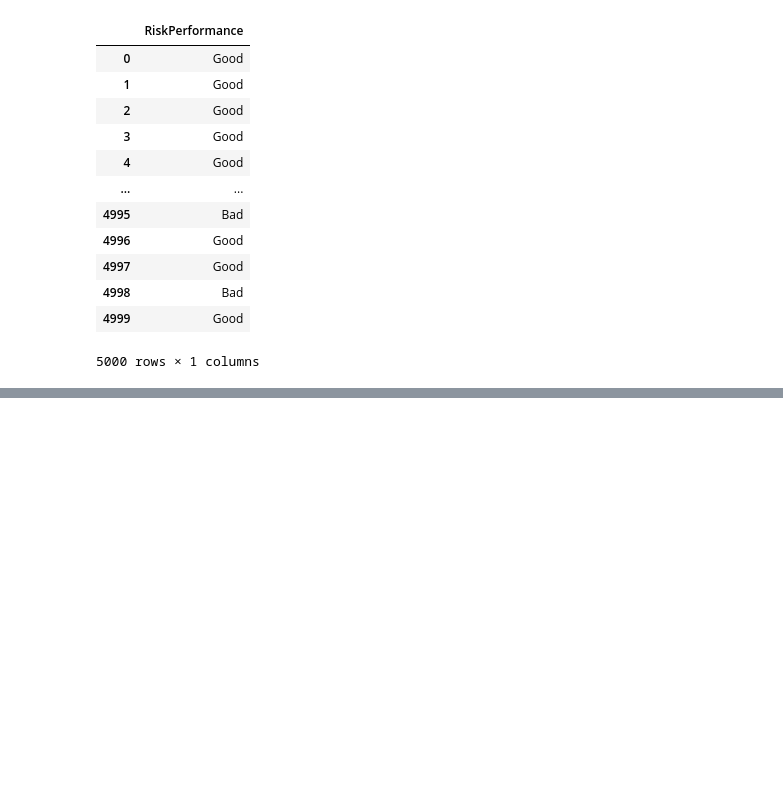
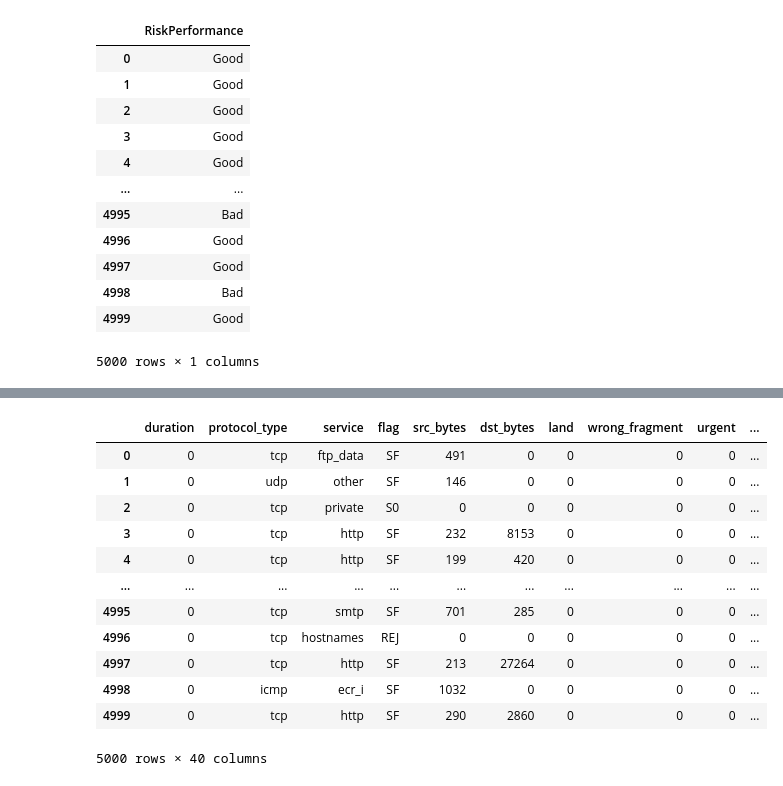
Before and after one commit to arc-arnob/Silofuse-reproduced, a Jupyter notebook: notebooks/1.0-vae-tvae-initial.ipynb, the cells around one changed output, grey strips where cells are left out. Saved outputs shown, nothing was run; the diff lists cells and outputs as text; code cells hidden in the pictures; blank space fills up the shorter version.

```diff
--- a/notebooks/1.0-vae-tvae-initial.ipynb
+++ b/notebooks/1.0-vae-tvae-initial.ipynb
@@ -1211,0 +1231,17 @@ heloc_gen.to_csv('../data/external/heloc_gen_w_label.csv')
+# %%
+intrusion = intrusion.iloc[:5000, :-1]
+intrusion
+# %% [output]
+|  | duration | protocol_type | service | flag | src_bytes | dst_bytes | land | wrong_fragment | urgent | ... |
+| 0 | 0 | tcp | ftp_data | SF | 491 | 0 | 0 | 0 | 0 | ... |
+| 1 | 0 | udp | other | SF | 146 | 0 | 0 | 0 | 0 | ... |
+| 2 | 0 | tcp | private | S0 | 0 | 0 | 0 | 0 | 0 | ... |
+| 3 | 0 | tcp | http | SF | 232 | 8153 | 0 | 0 | 0 | ... |
+| 4 | 0 | tcp | http | SF | 199 | 420 | 0 | 0 | 0 | ... |
+| ... | ... | ... | ... | ... | ... | ... | ... | ... | ... | ... |
+| 4995 | 0 | tcp | smtp | SF | 701 | 285 | 0 | 0 | 0 | ... |
+| 4996 | 0 | tcp | hostnames | REJ | 0 | 0 | 0 | 0 | 0 | ... |
+| 4997 | 0 | tcp | http | SF | 213 | 27264 | 0 | 0 | 0 | ... |
+| 4998 | 0 | icmp | ecr_i | SF | 1032 | 0 | 0 | 0 | 0 | ... |
+| 4999 | 0 | tcp | http | SF | 290 | 2860 | 0 | 0 | 0 | ... |
+5000 rows × 40 columns
```
Also changed, not shown: parts of 10 cells of this notebook, 2 other files.
